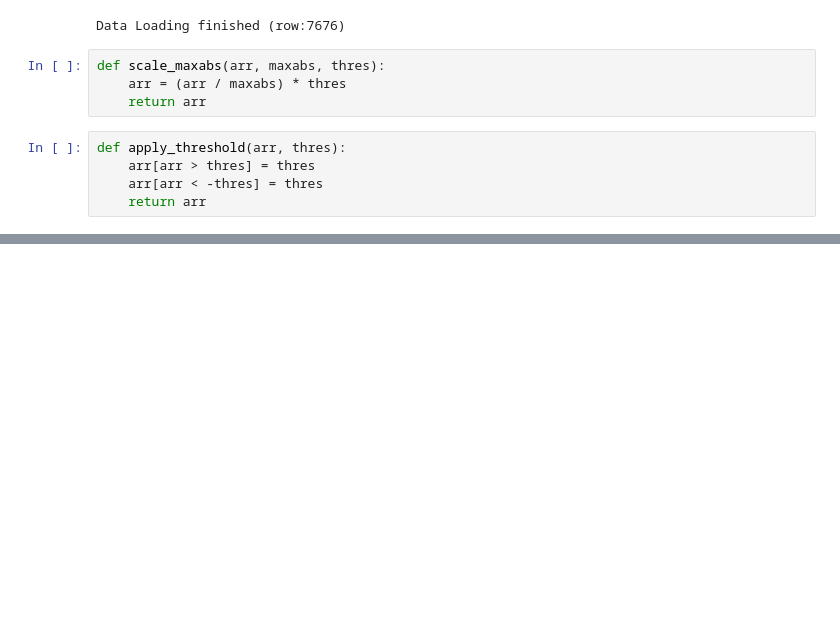
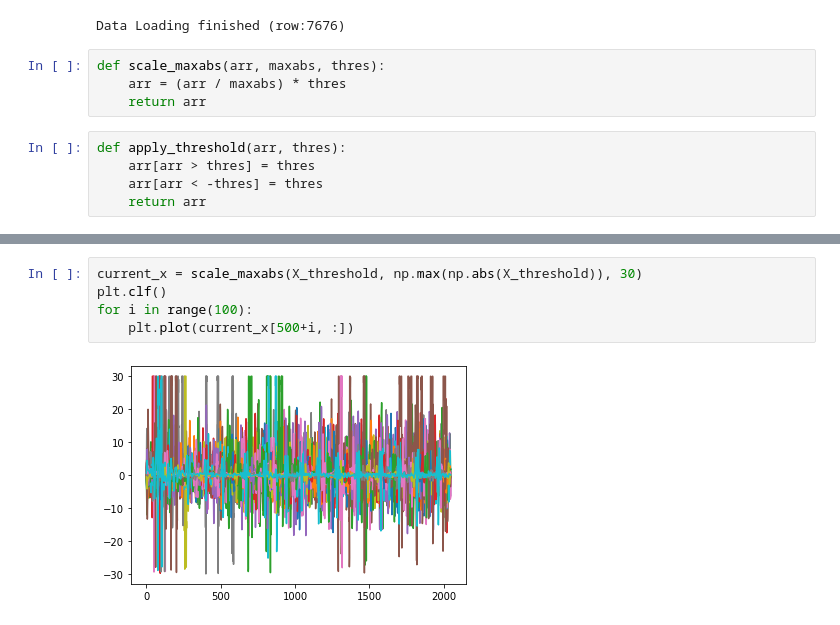
Before and after one commit to wonderit/ecg, a Jupyter notebook: examples/cinc17/data_preprocess.ipynb, the cells around one changed output, grey strips where cells are left out. Cells and saved outputs as stored; diff of their text form; blank space fills up the shorter version.

```diff
--- a/examples/cinc17/data_preprocess.ipynb
+++ b/examples/cinc17/data_preprocess.ipynb
@@ -35,0 +112,7 @@ plt.savefig('MLII_0.png', edgecolor='black', dpi=600)
+# %%
+current_x = scale_maxabs(X_threshold, np.max(np.abs(X_threshold)), 30)
+plt.clf()
+for i in range(100):
+    plt.plot(current_x[500+i, :])
+# %% [output]
+[figure, added]
```
Also changed, not shown: parts of 10 cells of this notebook, 3 other files.
